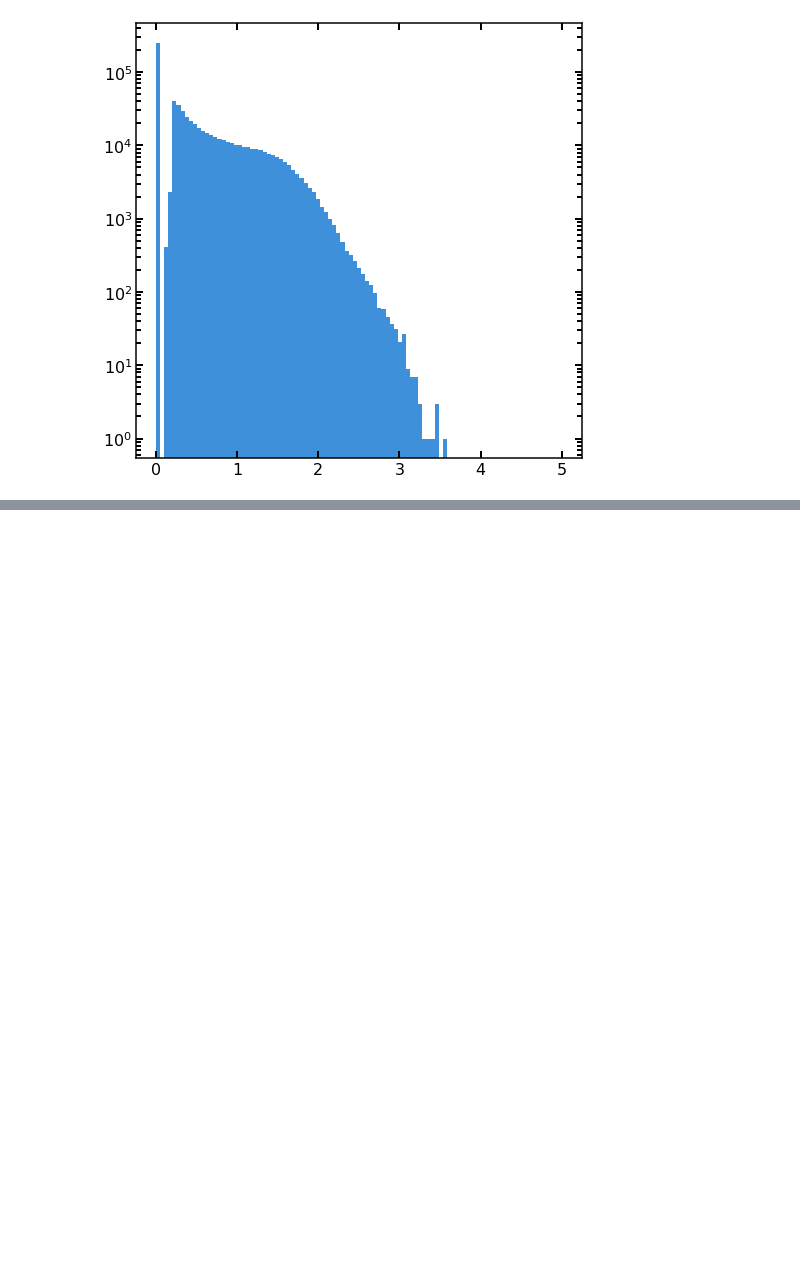
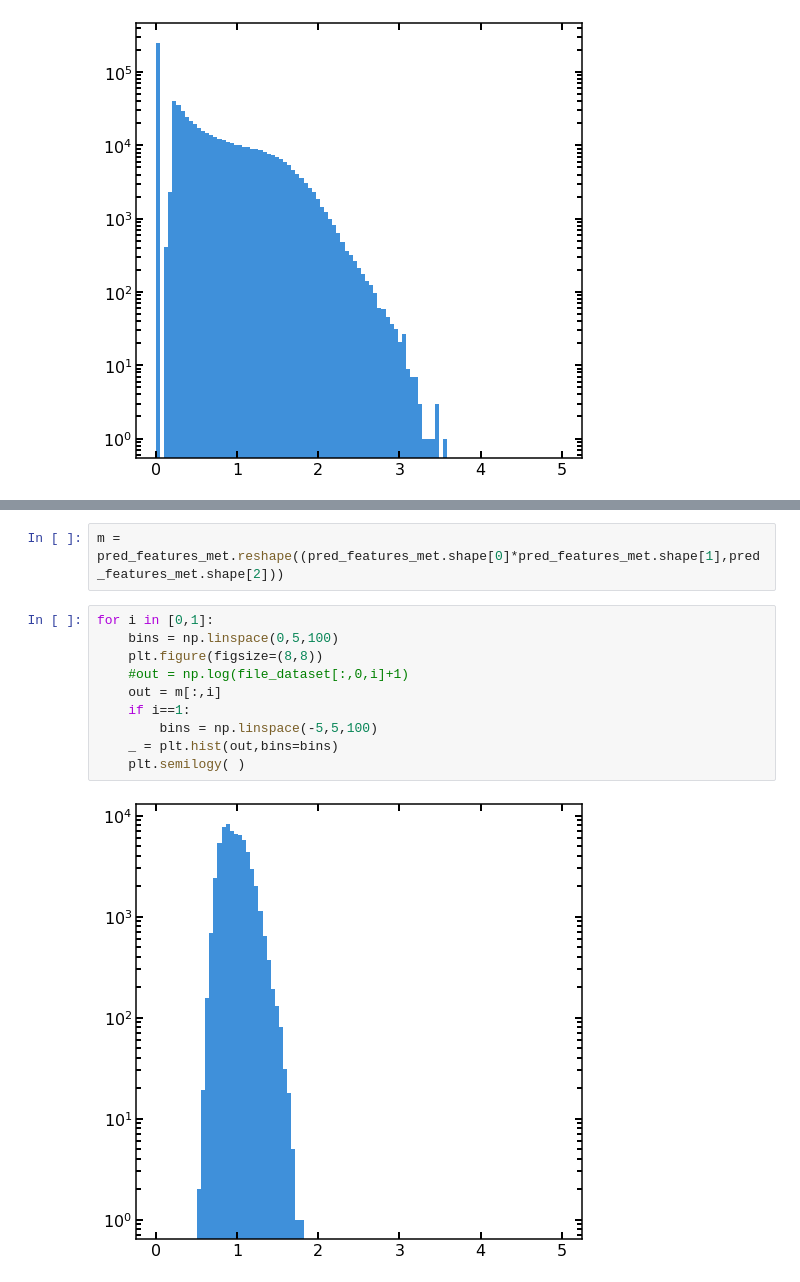
Before and after one commit to chernyavskaya/AnomalyClustering, a Jupyter notebook: testing_graph_clustering.ipynb, the cells around one changed output, grey strips where cells are left out. Cells and saved outputs as stored; diff of their text form; blank space fills up the shorter version.

```diff
--- a/testing_graph_clustering.ipynb
+++ b/testing_graph_clustering.ipynb
@@ -778,0 +786,14 @@ for i in [2,3,5]:
+# %%
+m = pred_features_met.reshape((pred_features_met.shape[0]*pred_features_met.shape[1],pred_features_met.shape[2]))
+# %%
+for i in [0,1]:
+    bins = np.linspace(0,5,100)
+    plt.figure(figsize=(8,8))
+    #out = np.log(file_dataset[:,0,i]+1)
+    out = m[:,i]
+    if i==1:
+        bins = np.linspace(-5,5,100)
+    _ = plt.hist(out,bins=bins)
+    plt.semilogy( )
+# %% [output]
+[figure, added]
```
Also changed, not shown: parts of 14 cells of this notebook, 1 other file.
